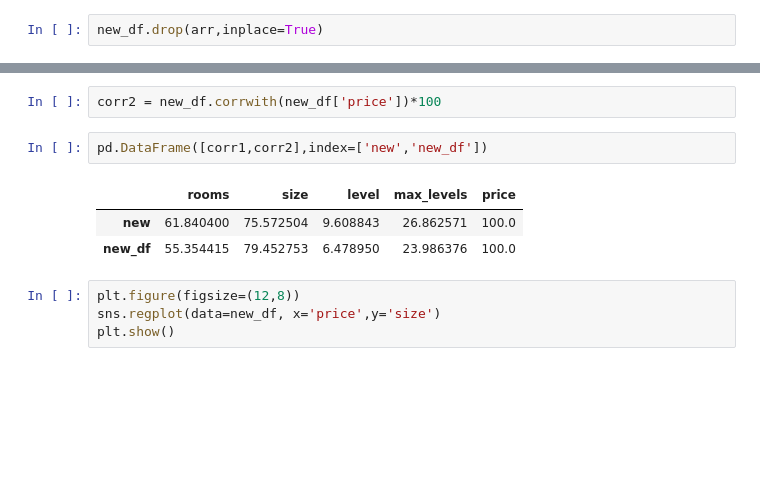
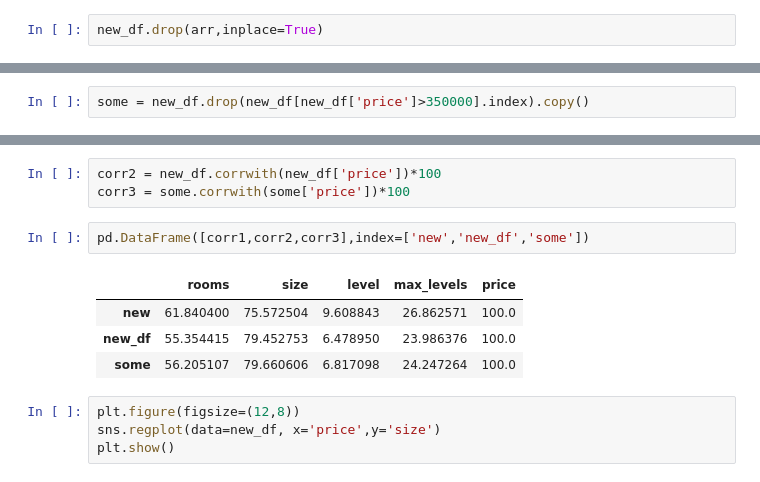
Before and after one commit to schizohub/ML_projects, a Jupyter notebook: Improving_Tashkent_housing.ipynb, the cells around one changed output, grey strips where cells are left out. Drawn from its saved outputs; the diff is of its cells as text; blank space fills up the shorter version.

```diff
--- a/Improving_Tashkent_housing.ipynb
+++ b/Improving_Tashkent_housing.ipynb
@@ -410,3 +403,5 @@ fig = px.scatter(x=new_df['price'],y=new_df['size'])
 fig.show()
 # %% [output]
 [interactive output not drawn]
+# %%
+some = new_df.drop(new_df[new_df['price']>350000].index).copy()
@@ -413,11 +430,13 @@ fig.show()
 # %%
 corr2 = new_df.corrwith(new_df['price'])*100
+corr3 = some.corrwith(some['price'])*100
 # %%
-pd.DataFrame([corr1,corr2],index=['new','new_df'])
+pd.DataFrame([corr1,corr2,corr3],index=['new','new_df','some'])
 # %% [output]
 |  | rooms | size | level | max_levels | price |
 | new | 61.840400 | 75.572504 | 9.608843 | 26.862571 | 100.0 |
 | new_df | 55.354415 | 79.452753 | 6.478950 | 23.986376 | 100.0 |
+| some | 56.205107 | 79.660606 | 6.817098 | 24.247264 | 100.0 |
 # %%
 plt.figure(figsize=(12,8))
 sns.regplot(data=new_df, x='price',y='size')
```
Also changed, not shown: parts of 45 cells of this notebook.
